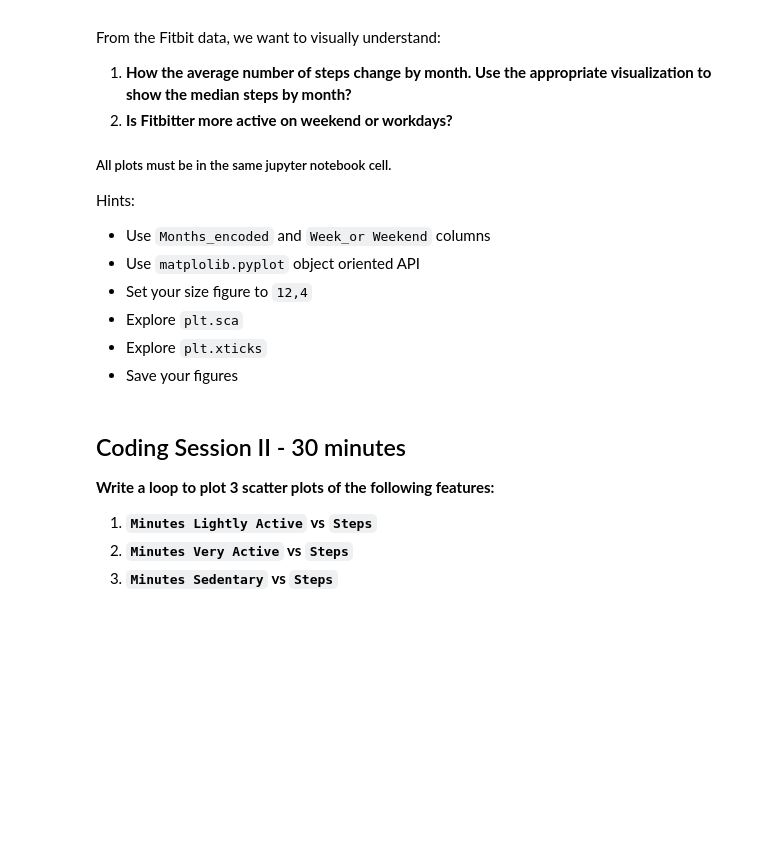
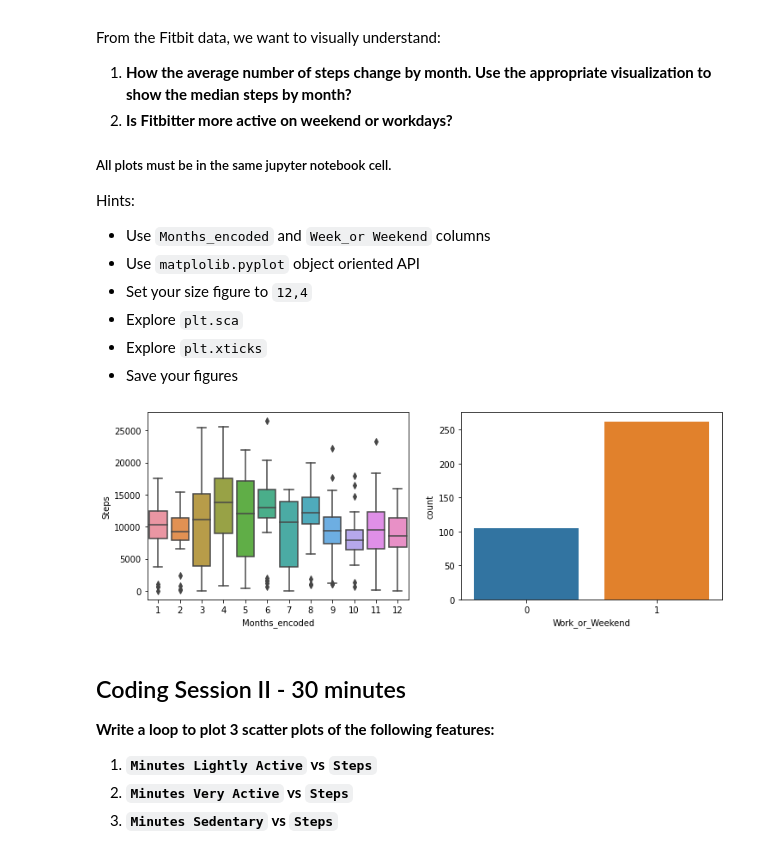
Before and after one commit to ironhack-datalabs/datamad0320, a Jupyter notebook: module-2/lab-matplotlib-seaborn/your-code/challenge-2.ipynb, the cells around one changed output. Saved outputs shown, nothing was run; the diff lists cells and outputs as text; code cells hidden in the pictures; blank space fills up the shorter version.

```diff
--- a/module-2/lab-matplotlib-seaborn/your-code/challenge-2.ipynb
+++ b/module-2/lab-matplotlib-seaborn/your-code/challenge-2.ipynb
@@ -47,0 +46,13 @@ Hints:
+# %%
+#fig
+plt.figure(figsize=(12,4))
+#subfig 1
+plt.subplot(1,2,1)
+sns.boxplot(x=fitbit["Months_encoded"],y=fitbit["Steps"])
+#subfig 2
+plt.subplot(1,2,2)
+sns.countplot(x=fitbit['Work_or_Weekend'], data=fitbit)
+#savefig
+plt.savefig("coding_session_1.png")
+# %% [output]
+[figure, added]
```
Also changed, not shown: parts of 4 cells of this notebook, 2 other files.
